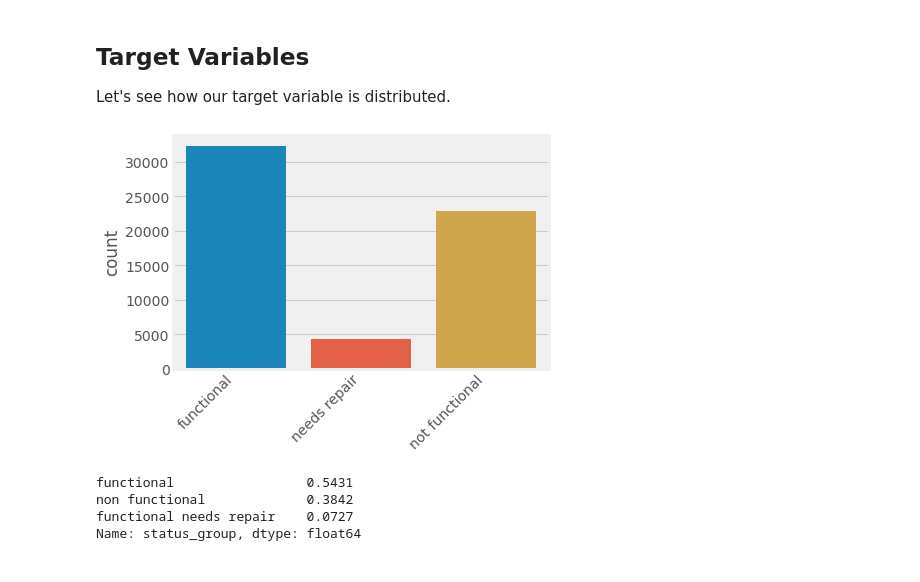
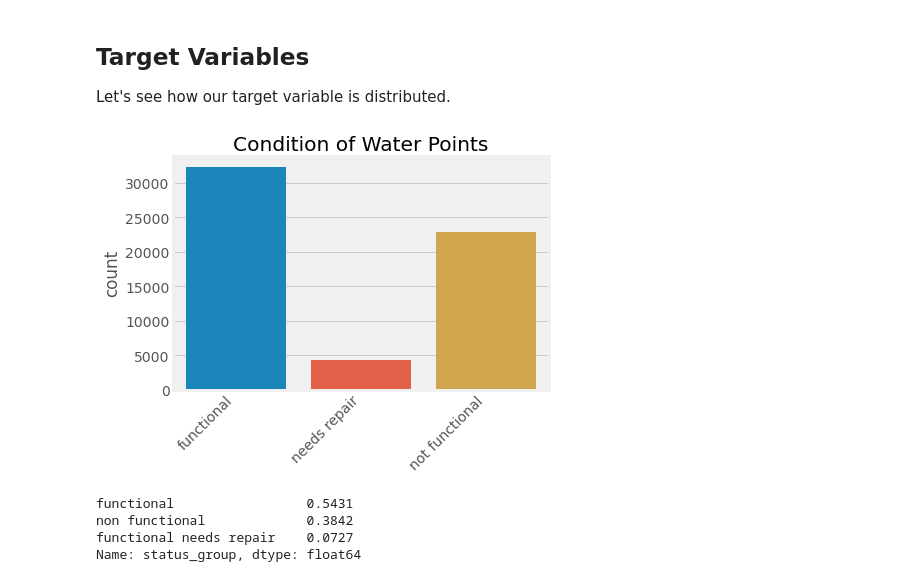
Before and after one commit to stereopickle/Tanzanian_water_pump_classificationn, a Jupyter notebook: 021.Exploratory_Data_Analysis_v2.ipynb, the cells around one changed output. Drawn from its saved outputs; the diff is of its cells as text; code cells hidden in the pictures.

```diff
--- a/021.Exploratory_Data_Analysis_v2.ipynb
+++ b/021.Exploratory_Data_Analysis_v2.ipynb
@@ -49,13 +49,14 @@ Let's see how our target variable is distributed.
 # %%
 fig = plt.figure(figsize = (6, 4))
 sns.countplot(df.status_group)
 plt.xlabel('')
 fig.patch.set_visible(False)
 plt.xticks([0, 1, 2], ['functional', 'needs repair', 'not functional'])
 plt.xticks(rotation = 45, ha = 'right')
+plt.title('Condition of Water Points')
 plt.show()
 # %% [output]
-[figure, old version]
+[figure, new version]
 # %%
 df.status_group.value_counts(normalize = True)
 # %% [output]
```
Also changed, not shown: parts of 5 cells of this notebook, 1 other file.
